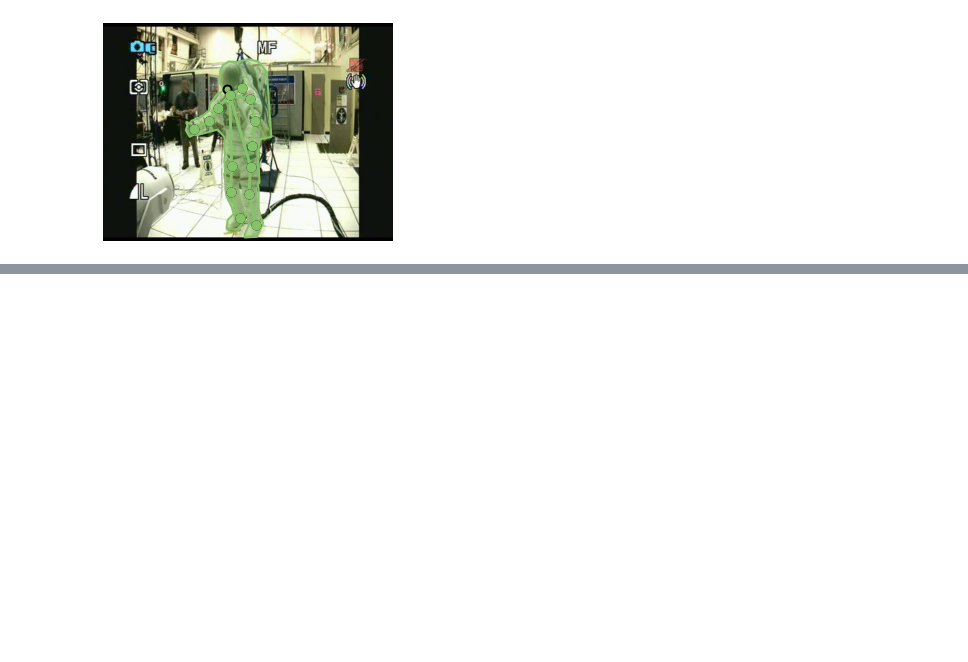
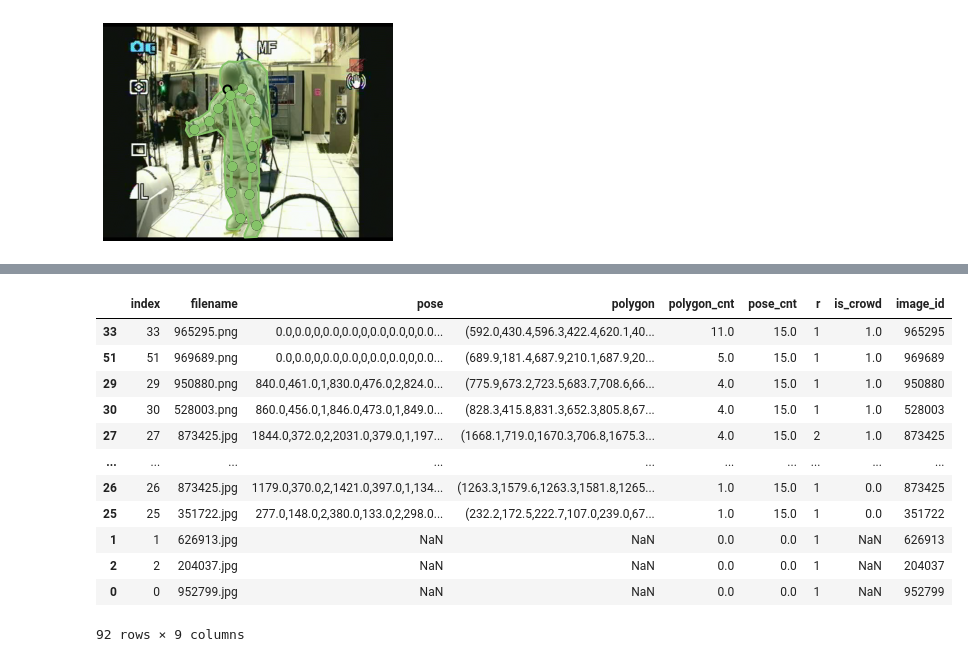
Before and after one commit to rasyidstat/spacesuit, a Jupyter notebook: notebook/00_starter.ipynb, the cells around one changed output, grey strips where cells are left out. Cells and saved outputs as stored; diff of their text form; code cells hidden in the pictures; blank space fills up the shorter version.

```diff
--- a/notebook/00_starter.ipynb
+++ b/notebook/00_starter.ipynb
@@ -281,0 +312,16 @@ coco.showAnns(anns)
+# %%
+df_label.sort_values("polygon_cnt", ascending=False)
+# %% [output]
+|  | index | filename | pose | polygon | polygon_cnt | pose_cnt | r | is_crowd | image_id |
+| 33 | 33 | 965295.png | 0.0,0.0,0,0.0,0.0,0,0.0,0.0,0,0.0... | (592.0,430.4,596.3,422.4,620.1,40... | 11.0 | 15.0 | 1 | 1.0 | 965295 |
+| 51 | 51 | 969689.png | 0.0,0.0,0,0.0,0.0,0,0.0,0.0,0,0.0... | (689.9,181.4,687.9,210.1,687.9,20... | 5.0 | 15.0 | 1 | 1.0 | 969689 |
+| 29 | 29 | 950880.png | 840.0,461.0,1,830.0,476.0,2,824.0... | (775.9,673.2,723.5,683.7,708.6,66... | 4.0 | 15.0 | 1 | 1.0 | 950880 |
+| 30 | 30 | 528003.png | 860.0,456.0,1,846.0,473.0,1,849.0... | (828.3,415.8,831.3,652.3,805.8,67... | 4.0 | 15.0 | 1 | 1.0 | 528003 |
+| 27 | 27 | 873425.jpg | 1844.0,372.0,2,2031.0,379.0,1,197... | (1668.1,719.0,1670.3,706.8,1675.3... | 4.0 | 15.0 | 2 | 1.0 | 873425 |
+| ... | ... | ... | ... | ... | ... | ... | ... | ... | ... |
+| 26 | 26 | 873425.jpg | 1179.0,370.0,2,1421.0,397.0,1,134... | (1263.3,1579.6,1263.3,1581.8,1265... | 1.0 | 15.0 | 1 | 0.0 | 873425 |
+| 25 | 25 | 351722.jpg | 277.0,148.0,2,380.0,133.0,2,298.0... | (232.2,172.5,222.7,107.0,239.0,67... | 1.0 | 15.0 | 1 | 0.0 | 351722 |
+| 1 | 1 | 626913.jpg | NaN | NaN | 0.0 | 0.0 | 1 | NaN | 626913 |
+| 2 | 2 | 204037.jpg | NaN | NaN | 0.0 | 0.0 | 1 | NaN | 204037 |
+| 0 | 0 | 952799.jpg | NaN | NaN | 0.0 | 0.0 | 1 | NaN | 952799 |
+92 rows × 9 columns
```
Also changed, not shown: parts of 6 cells of this notebook, 2 other files.
